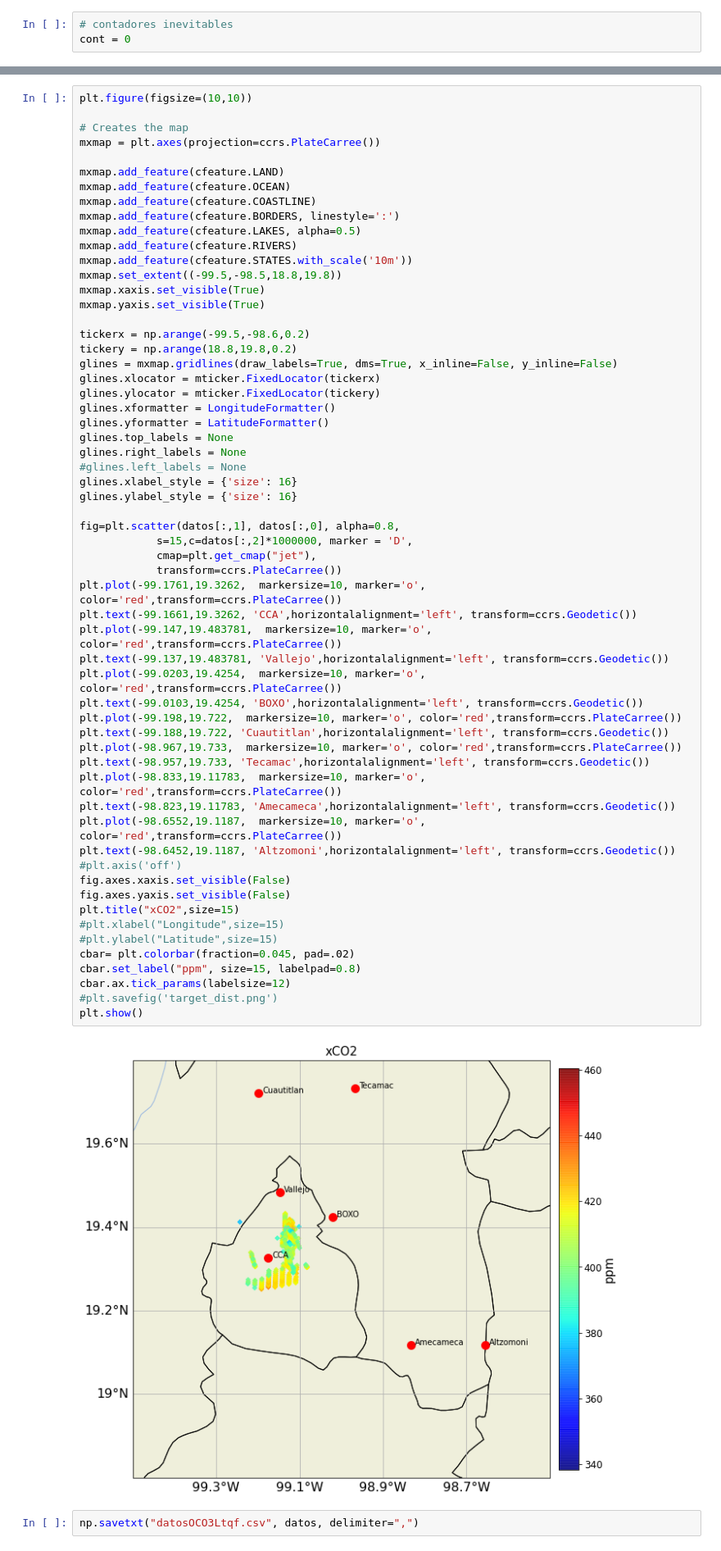
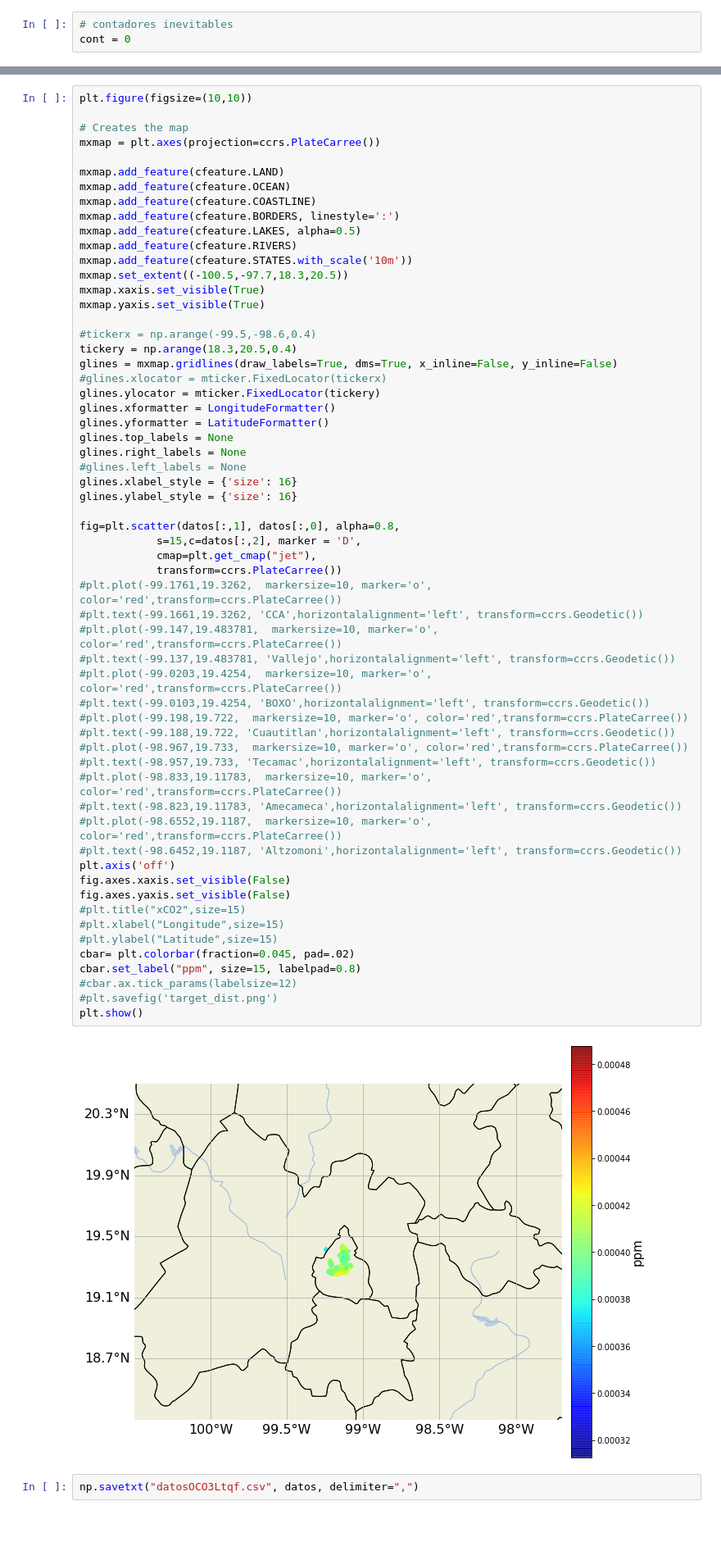
Before and after one commit to mixtli-c/cca-jupyter, a Jupyter notebook: mapper.ipynb, the cells around one changed output, grey strips where cells are left out. Shown at 82% size. Drawn from its saved outputs; the diff is of its cells as text; blank space fills up the shorter version.

```diff
--- a/mapper.ipynb
+++ b/mapper.ipynb
@@ -113,55 +119,55 @@ mxmap.add_feature(cfeature.OCEAN)
 mxmap.add_feature(cfeature.COASTLINE)
 mxmap.add_feature(cfeature.BORDERS, linestyle=':')
 mxmap.add_feature(cfeature.LAKES, alpha=0.5)
 mxmap.add_feature(cfeature.RIVERS)
 mxmap.add_feature(cfeature.STATES.with_scale('10m'))
-mxmap.set_extent((-99.5,-98.5,18.8,19.8))
+mxmap.set_extent((-100.5,-97.7,18.3,20.5))
 mxmap.xaxis.set_visible(True)
 mxmap.yaxis.set_visible(True)
 
-tickerx = np.arange(-99.5,-98.6,0.2)
-tickery = np.arange(18.8,19.8,0.2)
+#tickerx = np.arange(-99.5,-98.6,0.4)
+tickery = np.arange(18.3,20.5,0.4)
 glines = mxmap.gridlines(draw_labels=True, dms=True, x_inline=False, y_inline=False)
-glines.xlocator = mticker.FixedLocator(tickerx)
+#glines.xlocator = mticker.FixedLocator(tickerx)
 glines.ylocator = mticker.FixedLocator(tickery)
 glines.xformatter = LongitudeFormatter()
 glines.yformatter = LatitudeFormatter()
 glines.top_labels = None
 glines.right_labels = None
 #glines.left_labels = None
 glines.xlabel_style = {'size': 16}
 glines.ylabel_style = {'size': 16}
 
 fig=plt.scatter(datos[:,1], datos[:,0], alpha=0.8,
-            s=15,c=datos[:,2]*1000000, marker = 'D',
+            s=15,c=datos[:,2], marker = 'D',
             cmap=plt.get_cmap("jet"),
             transform=ccrs.PlateCarree())
-plt.plot(-99.1761,19.3262,  markersize=10, marker='o', color='red',transform=ccrs.PlateCarree())
-plt.text(-99.1661,19.3262, 'CCA',horizontalalignment='left', transform=ccrs.Geodetic())
-plt.plot(-99.147,19.483781,  markersize=10, marker='o', color='red',transform=ccrs.PlateCarree())
-plt.text(-99.137,19.483781, 'Vallejo',horizontalalignment='left', transform=ccrs.Geodetic())
-plt.plot(-99.0203,19.4254,  markersize=10, marker='o', color='red',transform=ccrs.PlateCarree())
-plt.text(-99.0103,19.4254, 'BOXO',horizontalalignment='left', transform=ccrs.Geodetic())
-plt.plot(-99.198,19.722,  markersize=10, marker='o', color='red',transform=ccrs.PlateCarree())
-plt.text(-99.188,19.722, 'Cuautitlan',horizontalalignment='left', transform=ccrs.Geodetic())
-plt.plot(-98.967,19.733,  markersize=10, marker='o', color='red',transform=ccrs.PlateCarree())
-plt.text(-98.957,19.733, 'Tecamac',horizontalalignment='left', transform=ccrs.Geodetic())
-plt.plot(-98.833,19.11783,  markersize=10, marker='o', color='red',transform=ccrs.PlateCarree())
-plt.text(-98.823,19.11783, 'Amecameca',horizontalalignment='left', transform=ccrs.Geodetic())
-plt.plot(-98.6552,19.1187,  markersize=10, marker='o', color='red',transform=ccrs.PlateCarree())
-plt.text(-98.6452,19.1187, 'Altzomoni',horizontalalignment='left', transform=ccrs.Geodetic())
-#plt.axis('off')
+#plt.plot(-99.1761,19.3262,  markersize=10, marker='o', color='red',transform=ccrs.PlateCarree())
+#plt.text(-99.1661,19.3262, 'CCA',horizontalalignment='left', transform=ccrs.Geodetic())
+#plt.plot(-99.147,19.483781,  markersize=10, marker='o', color='red',transform=ccrs.PlateCarree())
+#plt.text(-99.137,19.483781, 'Vallejo',horizontalalignment='left', transform=ccrs.Geodetic())
+#plt.plot(-99.0203,19.4254,  markersize=10, marker='o', color='red',transform=ccrs.PlateCarree())
+#plt.text(-99.0103,19.4254, 'BOXO',horizontalalignment='left', transform=ccrs.Geodetic())
+#plt.plot(-99.198,19.722,  markersize=10, marker='o', color='red',transform=ccrs.PlateCarree())
+#plt.text(-99.188,19.722, 'Cuautitlan',horizontalalignment='left', transform=ccrs.Geodetic())
+#plt.plot(-98.967,19.733,  markersize=10, marker='o', color='red',transform=ccrs.PlateCarree())
+#plt.text(-98.957,19.733, 'Tecamac',horizontalalignment='left', transform=ccrs.Geodetic())
+#plt.plot(-98.833,19.11783,  markersize=10, marker='o', color='red',transform=ccrs.PlateCarree())
+#plt.text(-98.823,19.11783, 'Amecameca',horizontalalignment='left', transform=ccrs.Geodetic())
+#plt.plot(-98.6552,19.1187,  markersize=10, marker='o', color='red',transform=ccrs.PlateCarree())
+#plt.text(-98.6452,19.1187, 'Altzomoni',horizontalalignment='left', transform=ccrs.Geodetic())
+plt.axis('off')
 fig.axes.xaxis.set_visible(False)
 fig.axes.yaxis.set_visible(False)
-plt.title("xCO2",size=15)
+#plt.title("xCO2",size=15)
 #plt.xlabel("Longitude",size=15)
 #plt.ylabel("Latitude",size=15)
 cbar= plt.colorbar(fraction=0.045, pad=.02)
 cbar.set_label("ppm", size=15, labelpad=0.8)
-cbar.ax.tick_params(labelsize=12)
+#cbar.ax.tick_params(labelsize=12)
 #plt.savefig('target_dist.png')
 plt.show()
 # %% [output]
-[figure, old version]
+[figure, new version]
 # %%
 np.savetxt("datosOCO3Ltqf.csv", datos, delimiter=",")
```
Also changed, not shown: parts of 3 cells of this notebook, 4 other files.
